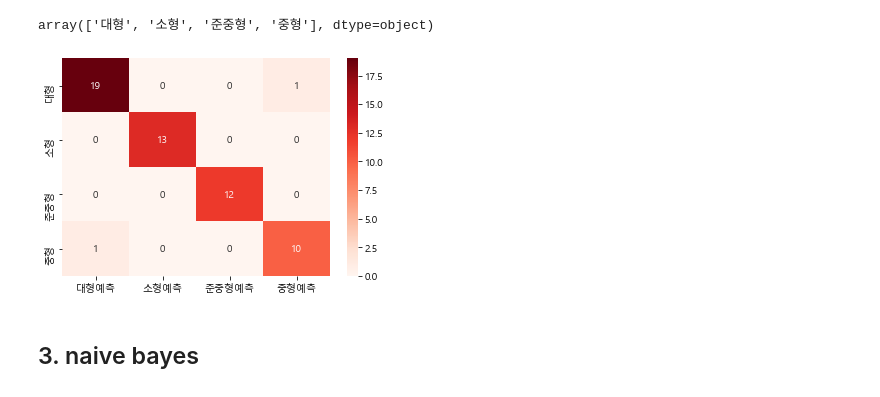
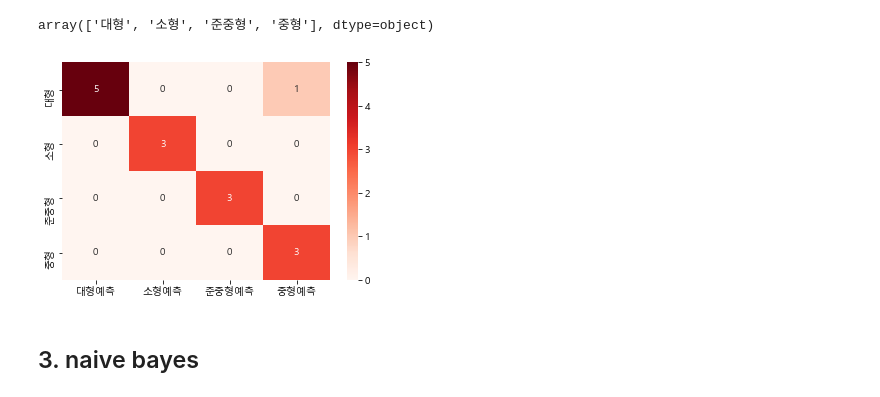
Before and after one commit to pgw928/medici, a Jupyter notebook: homework/6일차_과제.ipynb, the cells around one changed output. Cells and saved outputs as stored; diff of their text form; code cells hidden in the pictures.

```diff
--- a/homework/6일차_과제.ipynb
+++ b/homework/6일차_과제.ipynb
@@ -232,14 +232,14 @@ grid_tree.classes_
 # %% [output]
 array(['대형', '소형', '준중형', '중형'], dtype=object)
 # %%
-cm = confusion_matrix(y_train, y_train_pred)
+cm = confusion_matrix(y_test, y_test_pred)
 
 sns.heatmap(cm, annot=True, cmap='Reds',
             xticklabels=['대형예측', '소형예측', '준중형예측', '중형예측'],
             yticklabels=grid_tree.classes_, fmt='d')
 plt.show()
 # %% [output]
-[figure, old version]
+[figure, new version]
 # %% [markdown]
 ## 3. naive bayes
 # %% [markdown]
```
Also changed, not shown: parts of 8 cells of this notebook.
